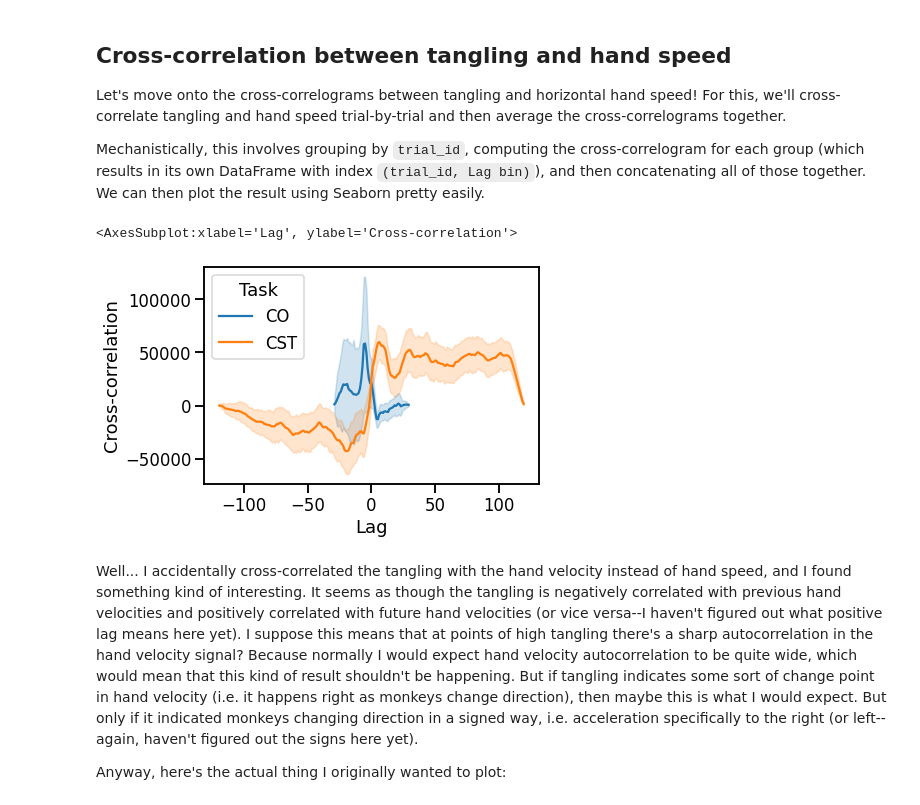
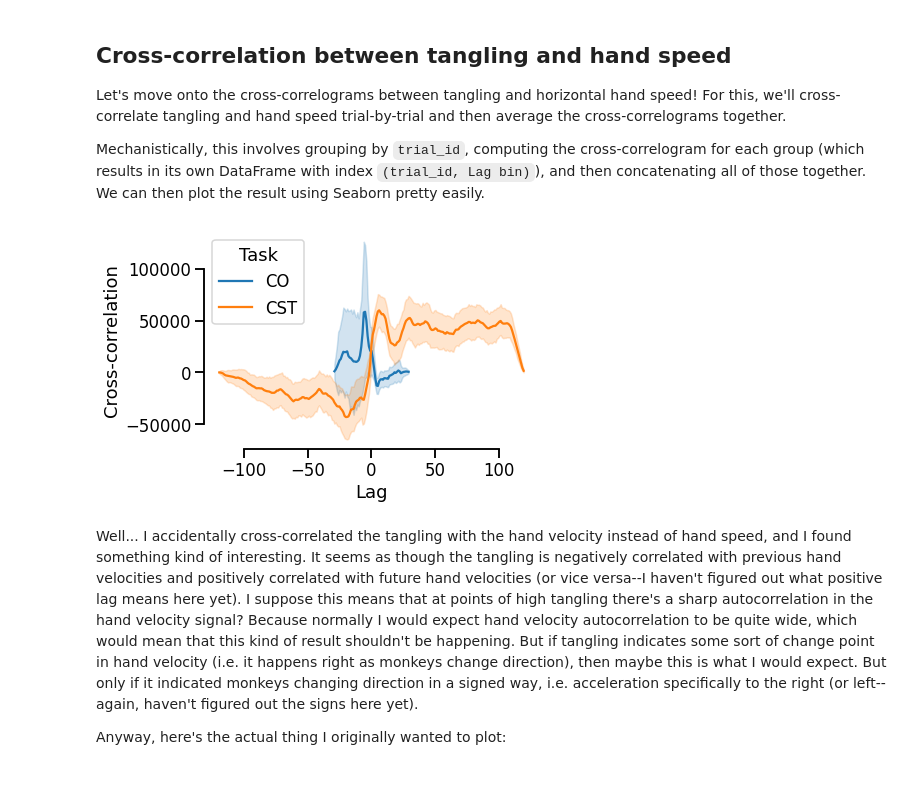
Before and after one commit to raeedcho/cst-dynamics, a Jupyter notebook: scripts/compare_cocst_tangling.ipynb, the cells around one changed output. Cells and saved outputs as stored; diff of their text form; code cells hidden in the pictures.

Commit message:
fix: Make a plot in the tangling notebook cleaner

```diff
--- a/scripts/compare_cocst_tangling.ipynb
+++ b/scripts/compare_cocst_tangling.ipynb
@@ -277,27 +277,28 @@ Mechanistically, this involves grouping by `trial_id`, computing the cross-corre
 # %%
 from scipy.signal import correlate, correlation_lags
 
 tangling_vel_corr = (
     cocst_tangling.groupby(['Task','trial_id'])
     .apply(
         lambda s: pd.Series({
             'Cross-correlation': correlate(s['LFADS tangling'],(s['X hand velocity'])),
             'Lag': correlation_lags(len(s['LFADS tangling']),len(s['X hand velocity'])),
         })
     )
     .explode(column=['Cross-correlation','Lag'])
     .set_index('Lag',append=True)
 )
 
-sns.lineplot(
+tang_vel_ax = sns.lineplot(
     data=tangling_vel_corr,
     x='Lag',
     y='Cross-correlation',
     hue='Task',
 )
+
+sns.despine(ax=tang_vel_ax,trim=True)
 # %% [output]
-<AxesSubplot:xlabel='Lag', ylabel='Cross-correlation'>
-[figure, old version]
+[figure, new version]
 # %% [markdown]
 Well... I accidentally cross-correlated the tangling with the hand velocity instead of hand speed, and I found something kind of interesting. It seems as though the tangling is negatively correlated with previous hand velocities and positively correlated with future hand velocities (or vice versa--I haven't figured out what positive lag means here yet). I suppose this means that at points of high tangling there's a sharp autocorrelation in the hand velocity signal? Because normally I would expect hand velocity autocorrelation to be quite wide, which would mean that this kind of result shouldn't be happening. But if tangling indicates some sort of change point in hand velocity (i.e. it happens right as monkeys change direction), then maybe this is what I would expect. But only if it indicated monkeys changing direction in a signed way, i.e. acceleration specifically to the right (or left--again, haven't figured out the signs here yet).
 
```
Also changed, not shown: parts of 1 cell of this notebook.
